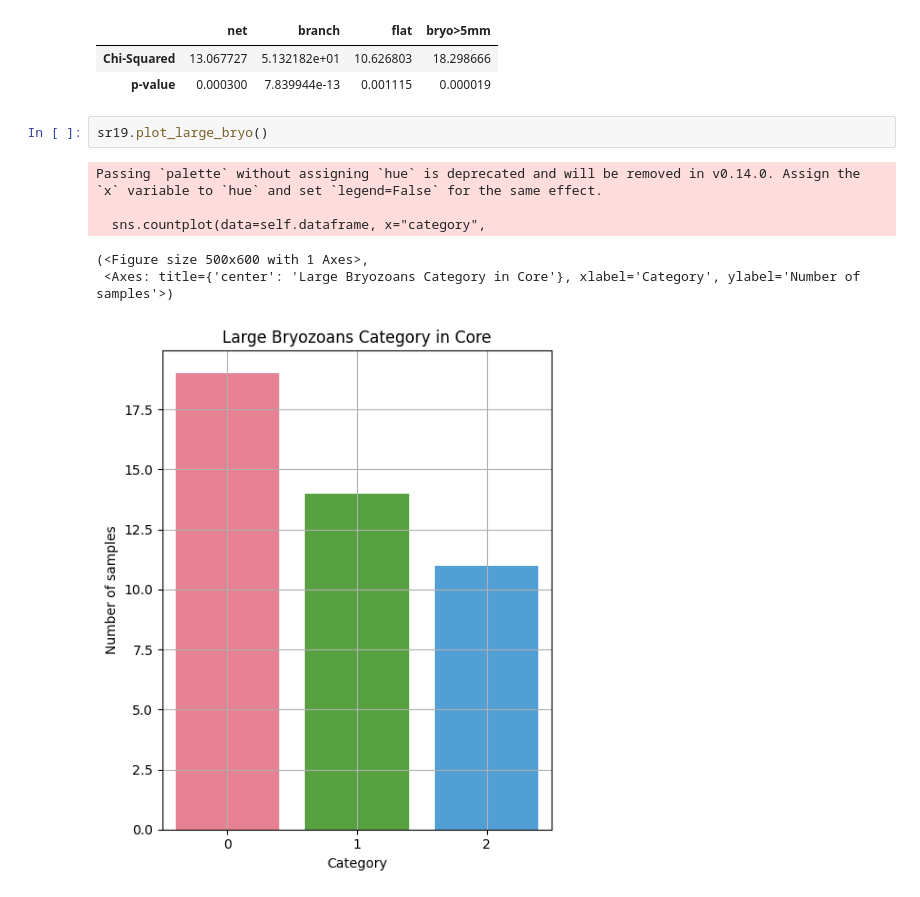
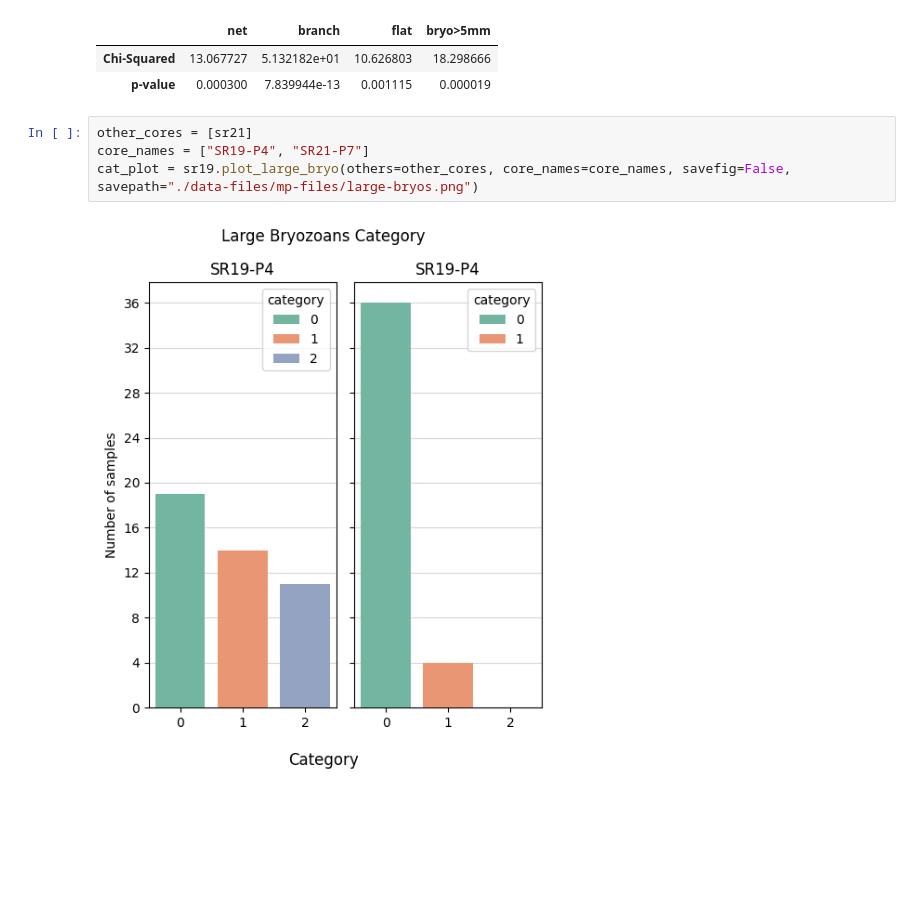
Before and after one commit to jvseds/SedLab, a Jupyter notebook: bryozoa.ipynb, the cells around one changed output. Cells and saved outputs as stored; diff of their text form; blank space fills up the shorter version.

Commit message:
improved function to plot large bryos category

```diff
--- a/bryozoa.ipynb
+++ b/bryozoa.ipynb
@@ -49,12 +49,9 @@ sr19.calc_chi2(sr21)
 |  | net | branch | flat | bryo>5mm |
 | Chi-Squared | 13.067727 | 5.132182e+01 | 10.626803 | 18.298666 |
 | p-value | 0.000300 | 7.839944e-13 | 0.001115 | 0.000019 |
-# %%
-sr19.plot_large_bryo()
-# %% [output]
-Passing `palette` without assigning `hue` is deprecated and will be removed in v0.14.0. Assign the `x` variable to `hue` and set `legend=False` for the same effect.
-
-  sns.countplot(data=self.dataframe, x="category",
-(<Figure size 500x600 with 1 Axes>,
- <Axes: title={'center': 'Large Bryozoans Category in Core'}, xlabel='Category', ylabel='Number of samples'>)
-[figure, removed]
+# %%
+other_cores = [sr21]
+core_names = ["SR19-P4", "SR21-P7"]
+cat_plot = sr19.plot_large_bryo(others=other_cores, core_names=core_names, savefig=False, savepath="./data-files/mp-files/large-bryos.png")
+# %% [output]
+[figure, added]
```
Also changed, not shown: 1 other file.
